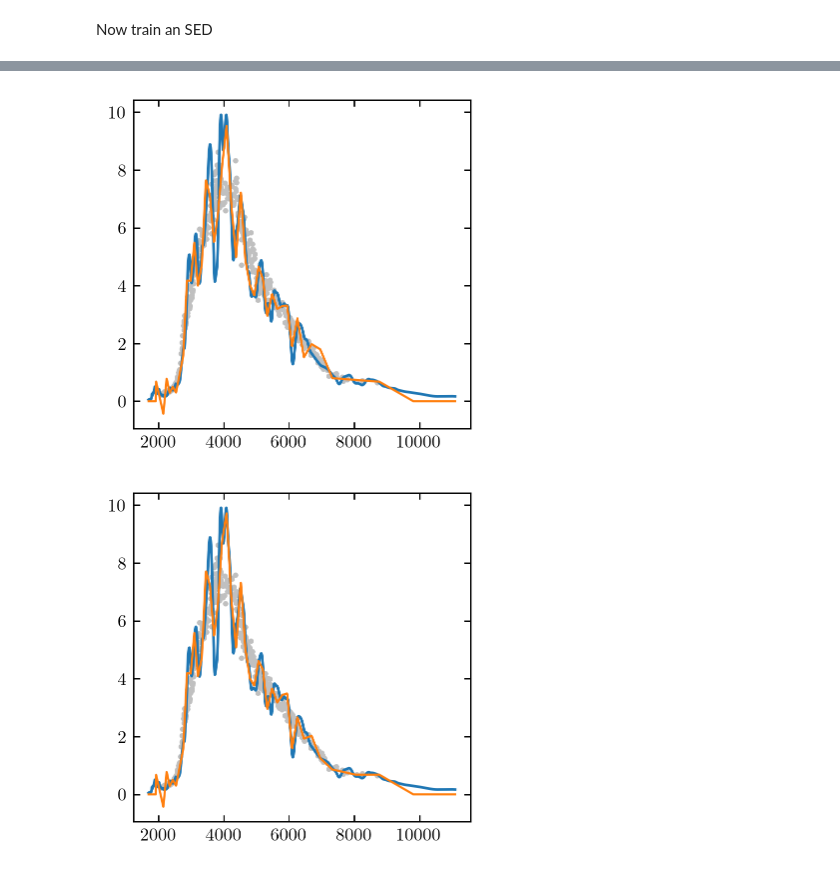
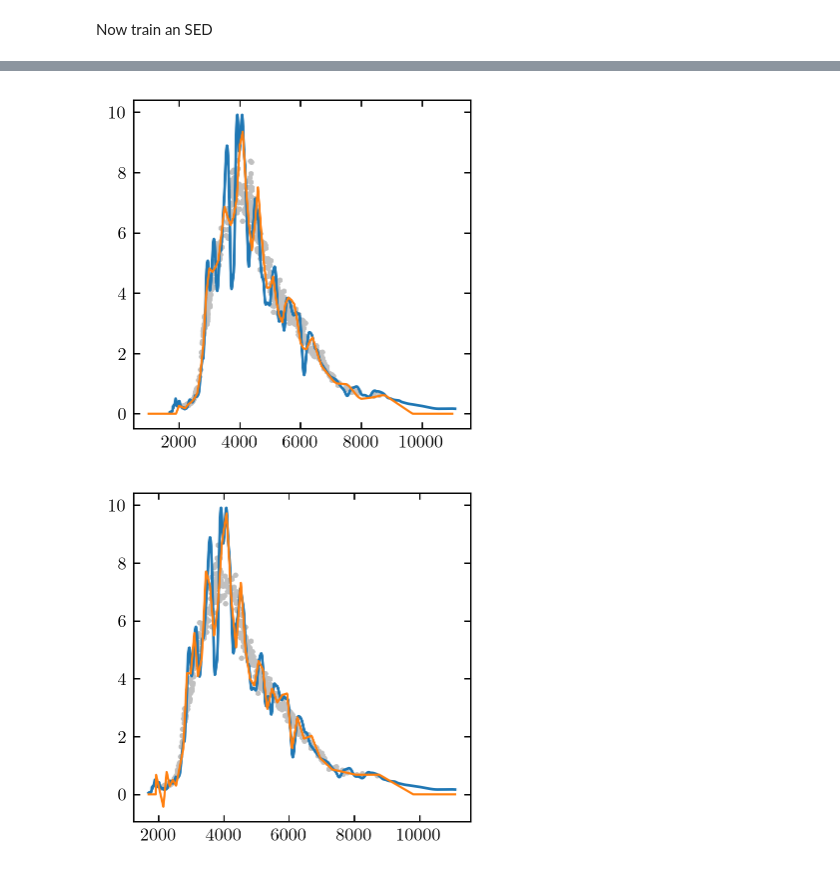
Before and after one commit to jfcrenshaw/sn_lightcurve_learning, a Jupyter notebook: new_learning_ex-Copy1.ipynb, the cells around one changed output, grey strips where cells are left out. Cells and saved outputs as stored; diff of their text form; code cells hidden in the pictures.

```diff
--- a/new_learning_ex-Copy1.ipynb
+++ b/new_learning_ex-Copy1.ipynb
@@ -71,3 +40,40 @@ objects = training_sets[T]
+# %%
+biases = np.array([0, 0, -0.01,    0,    0, 0])
+# %%
+model = sncosmo.Model(source='salt2-extended')
+params = {'z': 0, 't0': 0, 'x0': 1e-5, 'x1': 0.1, 'c': -0.1}
+model.update(params)
+
+time = np.arange(model.mintime(), model.maxtime() + 1)
+wavelen = np.arange(model.minwave(), 11100, 10)
+lc = LightCurve(time, wavelen)
+lc.from_model(model)
+
+SED = lc.sed_slice(0)
+objects = []
+
+np.random.seed(11)
+
+redshift_sample = np.random.choice(redshifts, 2000, replace=False)
+
+for z in redshift_sample:
+
+    obj = SkyObject()
+    obj.specz = z
+    SED.redshift(z)
+
+    obj.photometry = Table()
+    obj.photometry['filter'] = bandpasses.names
+    fluxes = SED.fluxes(bandpasses) * (1 + biases)
+    errf = np.array([np.random.choice(dist,1)[0] for dist in errf_dict.values()])
+    fluxes = np.random.normal(fluxes, errf * fluxes)
+    flux_err = np.clip(errf * fluxes, 1e-6, None)
+    obj.photometry['flux'] = fluxes
+    obj.photometry['flux_err'] = flux_err
+
+    objects.append(obj)
+
+SED.redshift(0)
 # %% [markdown]
 Now train an SED
 # %%
@@ -75,7 +81,5 @@ sed = Sed()
 sed.wavelen = np.arange(1000, 11100, 100)
 sed.null()
 
-sed = lcn.sed_slice(0)
-
-%time model = sed.train(objects, bandpasses, fit_bias=True, return_model=True, verbose=True, Ncpus=1)
+%time h,h0,filters = sed.train(objects, bandpasses, fit_bias=True, return_model=True, verbose=True, Ncpus=8)
 # %% [output]
@@ -98,14 +127,12 @@ Wall time: 3min 31s
 # %%
-SED = lc.sed_slice(T)
-
 plt.plot(SED.wavelen, SED.flambda, lw=1.5)
 plt.plot(sed.wavelen, sed.flambda)
 
 for obj in objects:
     wavelen = bandpasses.mean_wavelens(obj.photometry['filter'])/(1 + obj.specz)
     plt.scatter(wavelen, obj.photometry['flux'], c='silver')
 # %% [output]
-[figure, old version]
+[figure, new version]
 # %%
 SED = lc.sed_slice(T)
 
```
Also changed, not shown: parts of 19 cells of this notebook, 3 other files.
